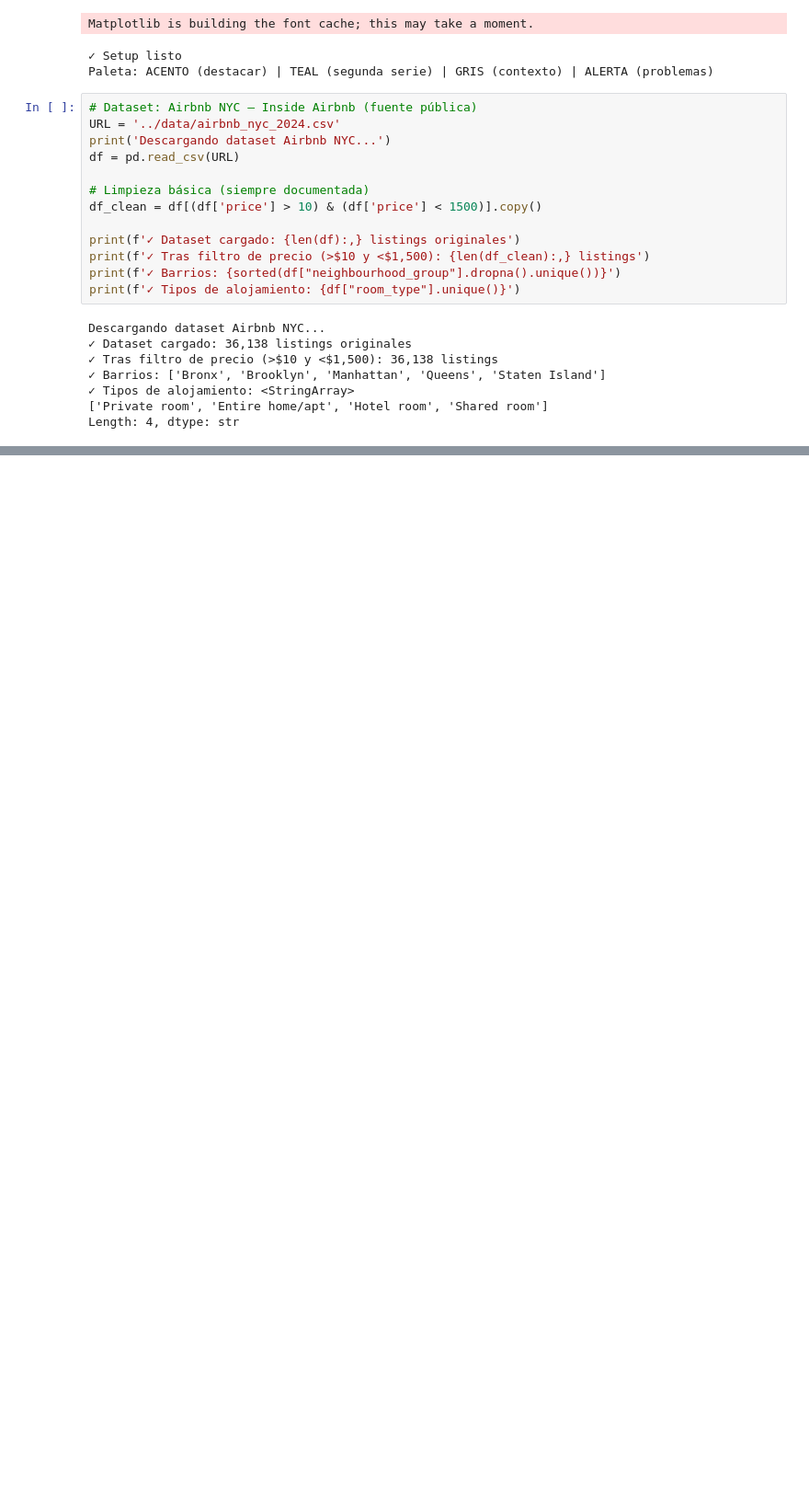
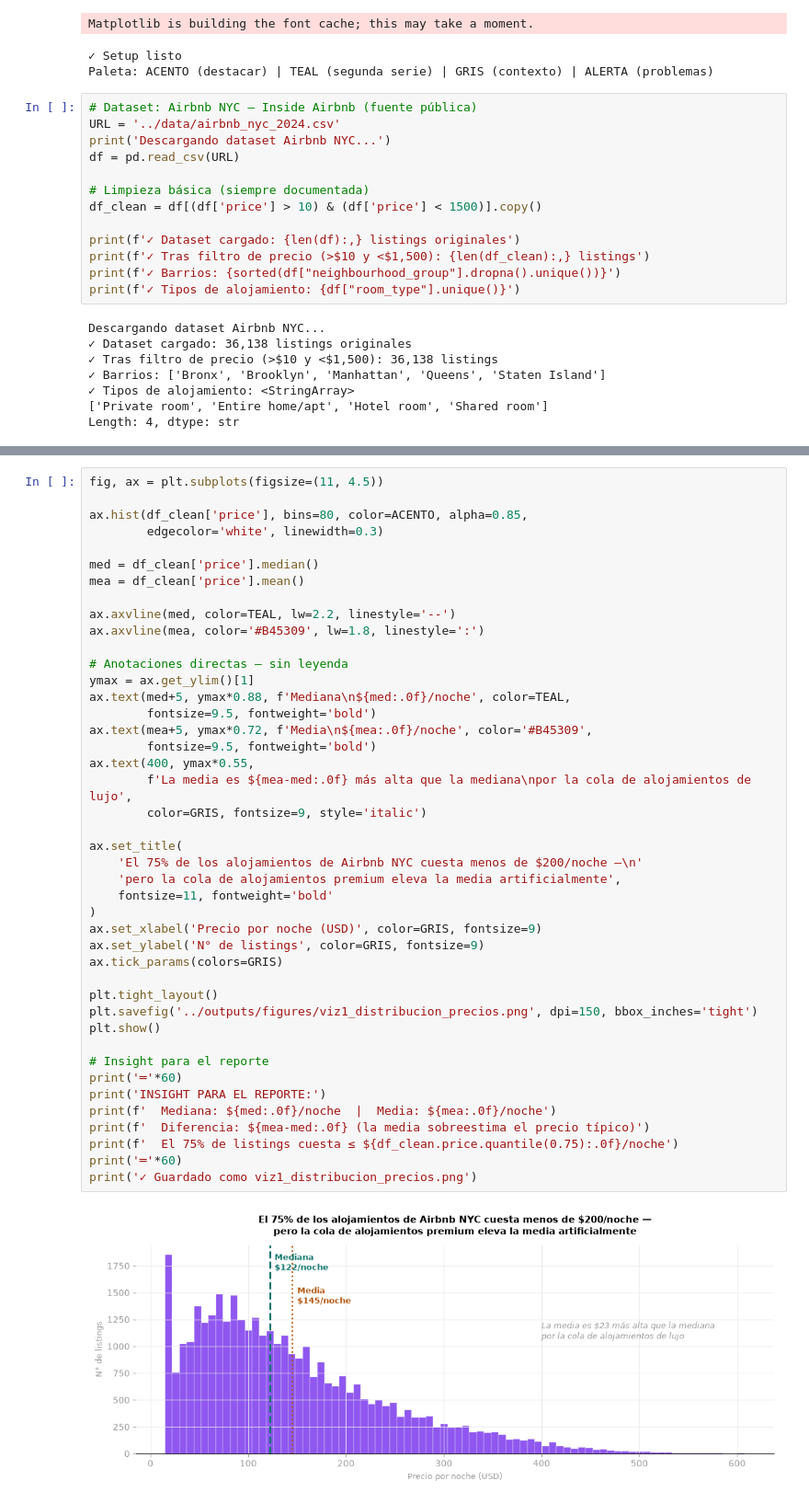
Before and after one commit to JJva-06/airbnb-nyc-data-analysis, a Jupyter notebook: notebooks/analysis.ipynb, the cells around one changed output, grey strips where cells are left out. Shown at 92% size. Drawn from its saved outputs; the diff is of its cells as text; blank space fills up the shorter version.

Commit message:
added: data visualizations and insights

```diff
--- a/notebooks/analysis.ipynb
+++ b/notebooks/analysis.ipynb
@@ -57,0 +70,45 @@ Length: 4, dtype: str
+# %%
+fig, ax = plt.subplots(figsize=(11, 4.5))
+
+ax.hist(df_clean['price'], bins=80, color=ACENTO, alpha=0.85,
+        edgecolor='white', linewidth=0.3)
+
+med = df_clean['price'].median()
+mea = df_clean['price'].mean()
+
+ax.axvline(med, color=TEAL, lw=2.2, linestyle='--')
+ax.axvline(mea, color='#B45309', lw=1.8, linestyle=':')
+
+# Anotaciones directas — sin leyenda
+ymax = ax.get_ylim()[1]
+ax.text(med+5, ymax*0.88, f'Mediana\n${med:.0f}/noche', color=TEAL,
+        fontsize=9.5, fontweight='bold')
+ax.text(mea+5, ymax*0.72, f'Media\n${mea:.0f}/noche', color='#B45309',
+        fontsize=9.5, fontweight='bold')
+ax.text(400, ymax*0.55,
+        f'La media es ${mea-med:.0f} más alta que la mediana\npor la cola de alojamientos de lujo',
+        color=GRIS, fontsize=9, style='italic')
+
+ax.set_title(
+    'El 75% de los alojamientos de Airbnb NYC cuesta menos de $200/noche —\n'
+    'pero la cola de alojamientos premium eleva la media artificialmente',
+    fontsize=11, fontweight='bold'
+)
+ax.set_xlabel('Precio por noche (USD)', color=GRIS, fontsize=9)
+ax.set_ylabel('N° de listings', color=GRIS, fontsize=9)
+ax.tick_params(colors=GRIS)
+
+plt.tight_layout()
+plt.savefig('../outputs/figures/viz1_distribucion_precios.png', dpi=150, bbox_inches='tight')
+plt.show()
+
+# Insight para el reporte
+print('═'*60)
+print('INSIGHT PARA EL REPORTE:')
+print(f'  Mediana: ${med:.0f}/noche  |  Media: ${mea:.0f}/noche')
+print(f'  Diferencia: ${mea-med:.0f} (la media sobreestima el precio típico)')
+print(f'  El 75% de listings cuesta ≤ ${df_clean.price.quantile(0.75):.0f}/noche')
+print('═'*60)
+print('✓ Guardado como viz1_distribucion_precios.png')
+# %% [output]
+[figure, added]
```
Also changed, not shown: parts of 10 cells of this notebook, 5 other files.
